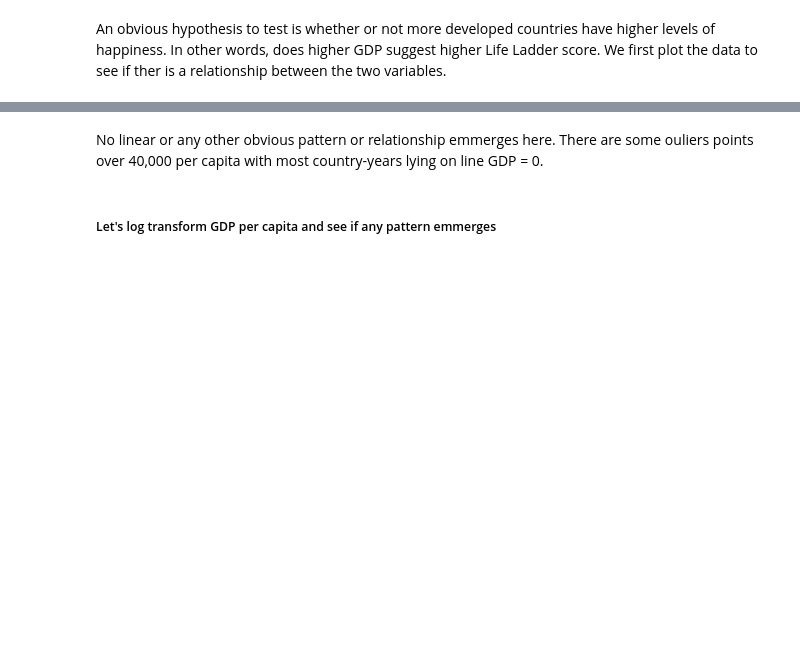
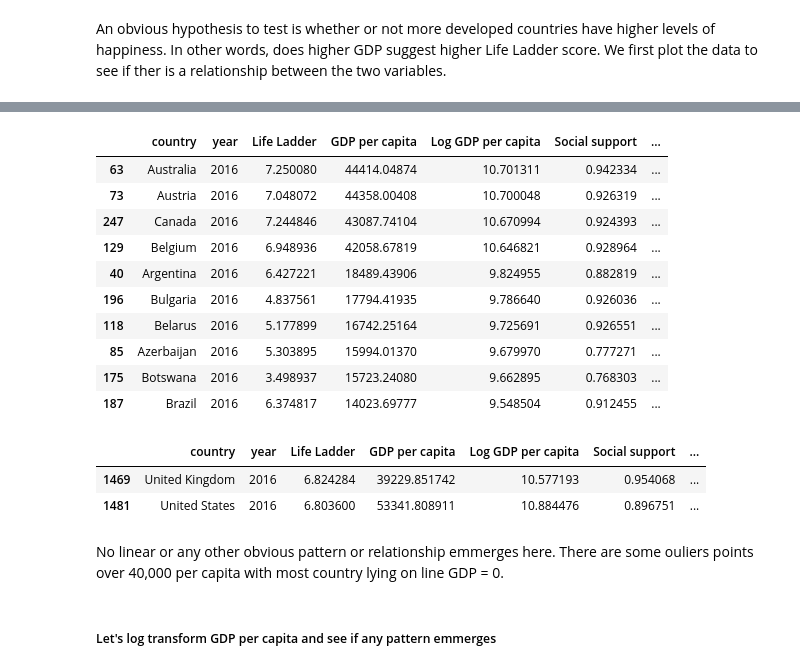
Before and after one commit to haroldfox/ts-stuy-2019, a Jupyter notebook: notebooks/05_linear_regression.ipynb, the cells around one changed output, grey strips where cells are left out. Saved outputs shown, nothing was run; the diff lists cells and outputs as text; code cells hidden in the pictures; blank space fills up the shorter version.

```diff
--- a/notebooks/05_linear_regression.ipynb
+++ b/notebooks/05_linear_regression.ipynb
@@ -62,5 +81,25 @@ plt.grid()
+# %%
+data.sort_values(by = 'GDP per capita', ascending = False).head(10)
+# %% [output]
+|  | country | year | Life Ladder | GDP per capita | Log GDP per capita | Social support | ... |
+| 63 | Australia | 2016 | 7.250080 | 44414.04874 | 10.701311 | 0.942334 | ... |
+| 73 | Austria | 2016 | 7.048072 | 44358.00408 | 10.700048 | 0.926319 | ... |
+| 247 | Canada | 2016 | 7.244846 | 43087.74104 | 10.670994 | 0.924393 | ... |
+| 129 | Belgium | 2016 | 6.948936 | 42058.67819 | 10.646821 | 0.928964 | ... |
+| 40 | Argentina | 2016 | 6.427221 | 18489.43906 | 9.824955 | 0.882819 | ... |
+| 196 | Bulgaria | 2016 | 4.837561 | 17794.41935 | 9.786640 | 0.926036 | ... |
+| 118 | Belarus | 2016 | 5.177899 | 16742.25164 | 9.725691 | 0.926551 | ... |
+| 85 | Azerbaijan | 2016 | 5.303895 | 15994.01370 | 9.679970 | 0.777271 | ... |
+| 175 | Botswana | 2016 | 3.498937 | 15723.24080 | 9.662895 | 0.768303 | ... |
+| 187 | Brazil | 2016 | 6.374817 | 14023.69777 | 9.548504 | 0.912455 | ... |
+# %%
+data[data['country'].str.contains("United")]
+# %% [output]
+|  | country | year | Life Ladder | GDP per capita | Log GDP per capita | Social support | ... |
+| 1469 | United Kingdom | 2016 | 6.824284 | 39229.851742 | 10.577193 | 0.954068 | ... |
+| 1481 | United States | 2016 | 6.803600 | 53341.808911 | 10.884476 | 0.896751 | ... |
 # %% [markdown]
-No linear or any other obvious pattern or relationship emmerges here. There are some ouliers points over 40,000 per capita with most country-years lying on line GDP = 0.
+No linear or any other obvious pattern or relationship emmerges here. There are some ouliers points over 40,000 per capita with most country lying on line GDP = 0.
 # %% [markdown]
 ##### Let's log transform GDP per capita and see if any pattern emmerges
 # %% [markdown]
```
Also changed, not shown: parts of 24 cells of this notebook.
